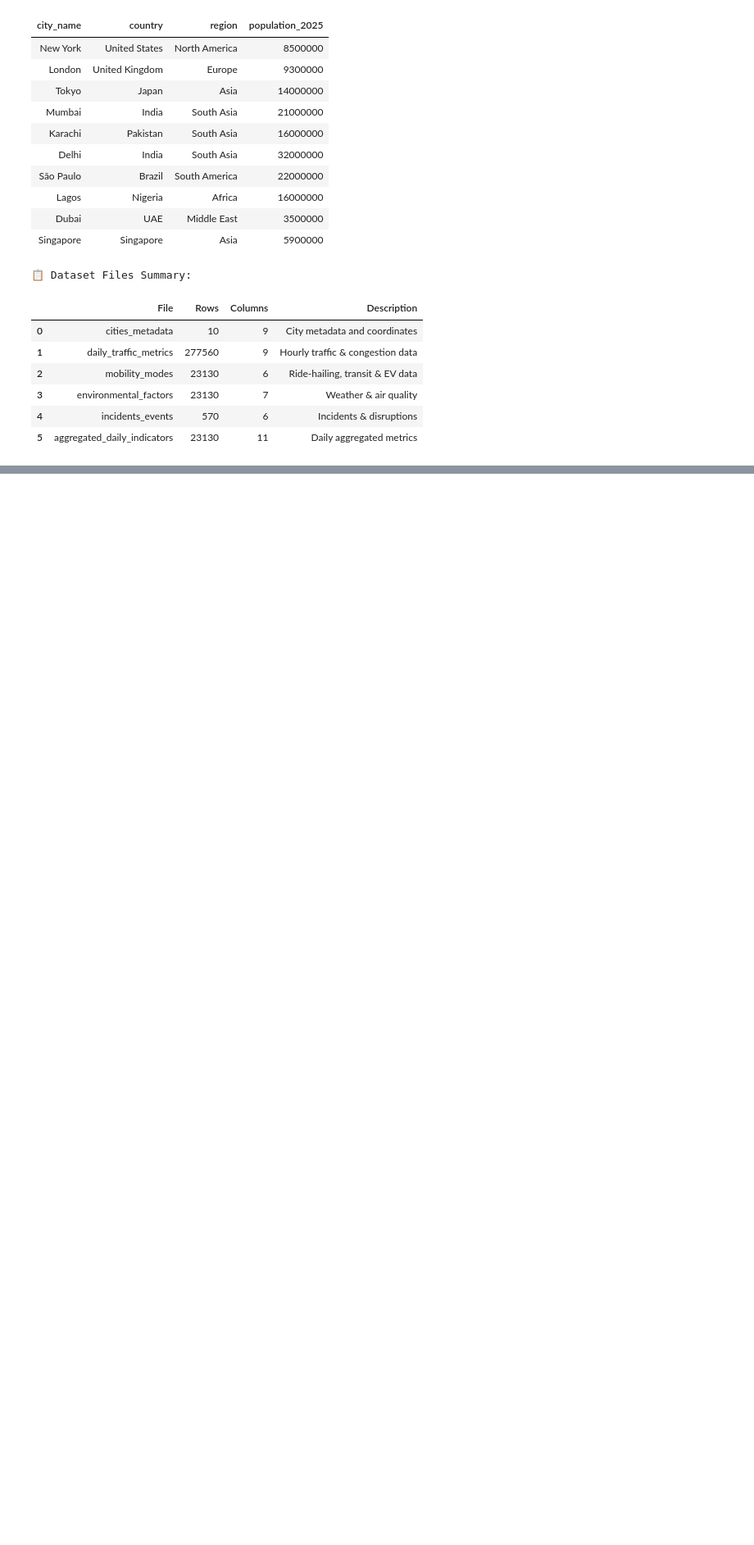
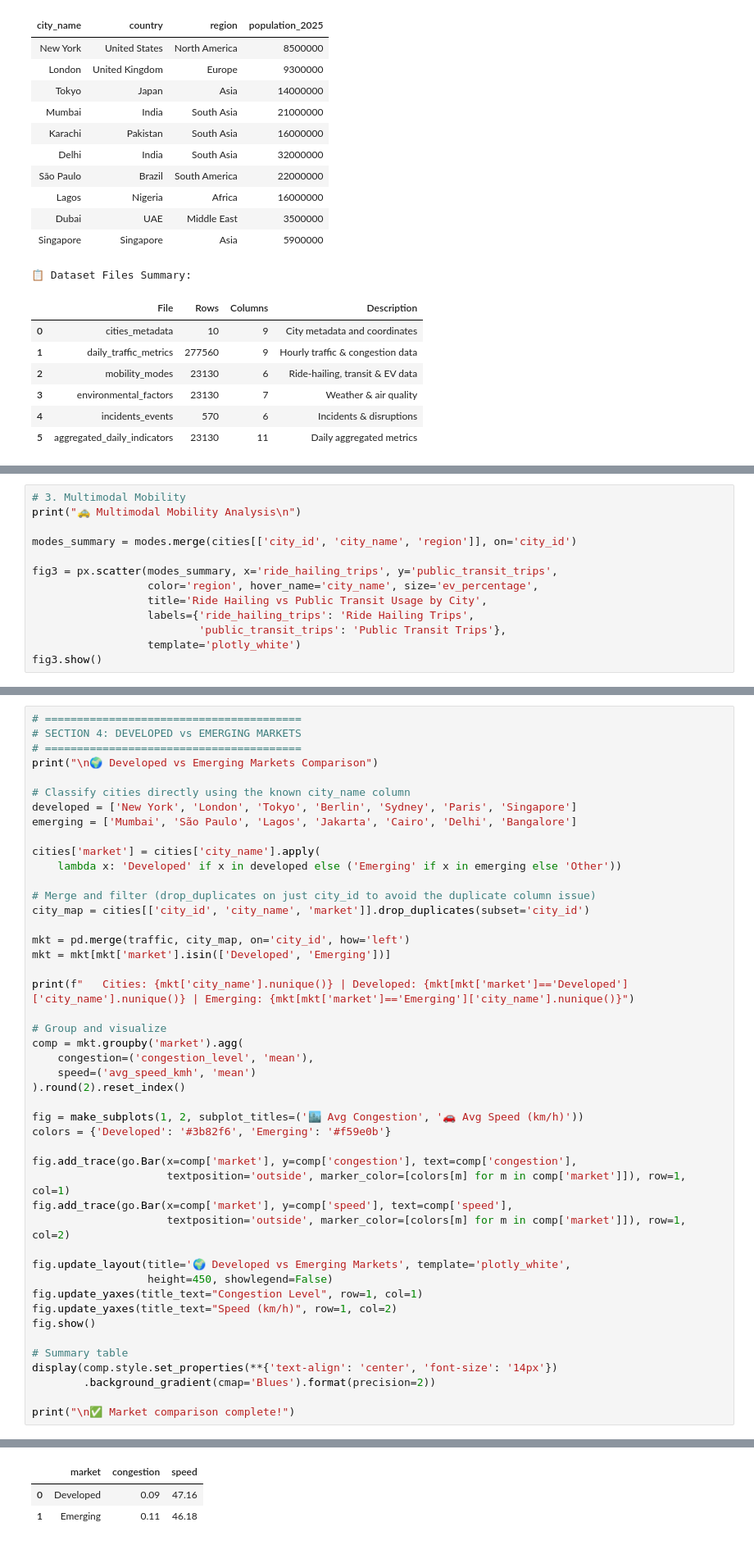
Before and after one commit to LiLAlien28/kaggle-work, a Jupyter notebook: global-urban-mobility-2020-2026-comprehensive-eda.ipynb, the cells around one changed output, grey strips where cells are left out. Shown at 82% size. Cells and saved outputs as stored; diff of their text form; blank space fills up the shorter version.

Commit message:
Kaggle Notebook | Global Urban Mobility 2020-2026: Comprehensive EDA | Version 3

```diff
--- a/global-urban-mobility-2020-2026-comprehensive-eda.ipynb
+++ b/global-urban-mobility-2020-2026-comprehensive-eda.ipynb
@@ -242,0 +287,13 @@ fig3.show()
+# %%
+# 3. Multimodal Mobility
+print("🚕 Multimodal Mobility Analysis\n")
+
+modes_summary = modes.merge(cities[['city_id', 'city_name', 'region']], on='city_id')
+
+fig3 = px.scatter(modes_summary, x='ride_hailing_trips', y='public_transit_trips',
+                  color='region', hover_name='city_name', size='ev_percentage',
+                  title='Ride Hailing vs Public Transit Usage by City',
+                  labels={'ride_hailing_trips': 'Ride Hailing Trips',
+                          'public_transit_trips': 'Public Transit Trips'},
+                  template='plotly_white')
+fig3.show()
@@ -242,0 +478,47 @@ fig3.show()
+# %%
+# ========================================
+# SECTION 4: DEVELOPED vs EMERGING MARKETS
+# ========================================
+print("\n🌍 Developed vs Emerging Markets Comparison")
+
+# Classify cities directly using the known city_name column
+developed = ['New York', 'London', 'Tokyo', 'Berlin', 'Sydney', 'Paris', 'Singapore']
+emerging = ['Mumbai', 'São Paulo', 'Lagos', 'Jakarta', 'Cairo', 'Delhi', 'Bangalore']
+
+cities['market'] = cities['city_name'].apply(
+    lambda x: 'Developed' if x in developed else ('Emerging' if x in emerging else 'Other'))
+
+# Merge and filter (drop_duplicates on just city_id to avoid the duplicate column issue)
+city_map = cities[['city_id', 'city_name', 'market']].drop_duplicates(subset='city_id')
+
+mkt = pd.merge(traffic, city_map, on='city_id', how='left')
+mkt = mkt[mkt['market'].isin(['Developed', 'Emerging'])]
+
+print(f"   Cities: {mkt['city_name'].nunique()} | Developed: {mkt[mkt['market']=='Developed']['city_name'].nunique()} | Emerging: {mkt[mkt['market']=='Emerging']['city_name'].nunique()}")
+
+# Group and visualize
+comp = mkt.groupby('market').agg(
+    congestion=('congestion_level', 'mean'),
+    speed=('avg_speed_kmh', 'mean')
+).round(2).reset_index()
+
+fig = make_subplots(1, 2, subplot_titles=('🏙️ Avg Congestion', '🚗 Avg Speed (km/h)'))
+colors = {'Developed': '#3b82f6', 'Emerging': '#f59e0b'}
+
+fig.add_trace(go.Bar(x=comp['market'], y=comp['congestion'], text=comp['congestion'],
+                     textposition='outside', marker_color=[colors[m] for m in comp['market']]), row=1, col=1)
+fig.add_trace(go.Bar(x=comp['market'], y=comp['speed'], text=comp['speed'],
+                     textposition='outside', marker_color=[colors[m] for m in comp['market']]), row=1, col=2)
+
+fig.update_layout(title='🌍 Developed vs Emerging Markets', template='plotly_white',
+                  height=450, showlegend=False)
+fig.update_yaxes(title_text="Congestion Level", row=1, col=1)
+fig.update_yaxes(title_text="Speed (km/h)", row=1, col=2)
+fig.show()
+
+# Summary table
+display(comp.style.set_properties(**{'text-align': 'center', 'font-size': '14px'})
+        .background_gradient(cmap='Blues').format(precision=2))
+
+print("\n✅ Market comparison complete!")
+# %% [output]
@@ -242,0 +528,3 @@ fig3.show()
+|  | market | congestion | speed |
+| 0 | Developed | 0.09 | 47.16 |
+| 1 | Emerging | 0.11 | 46.18 |
```
Also changed, not shown: parts of 12 cells of this notebook.
